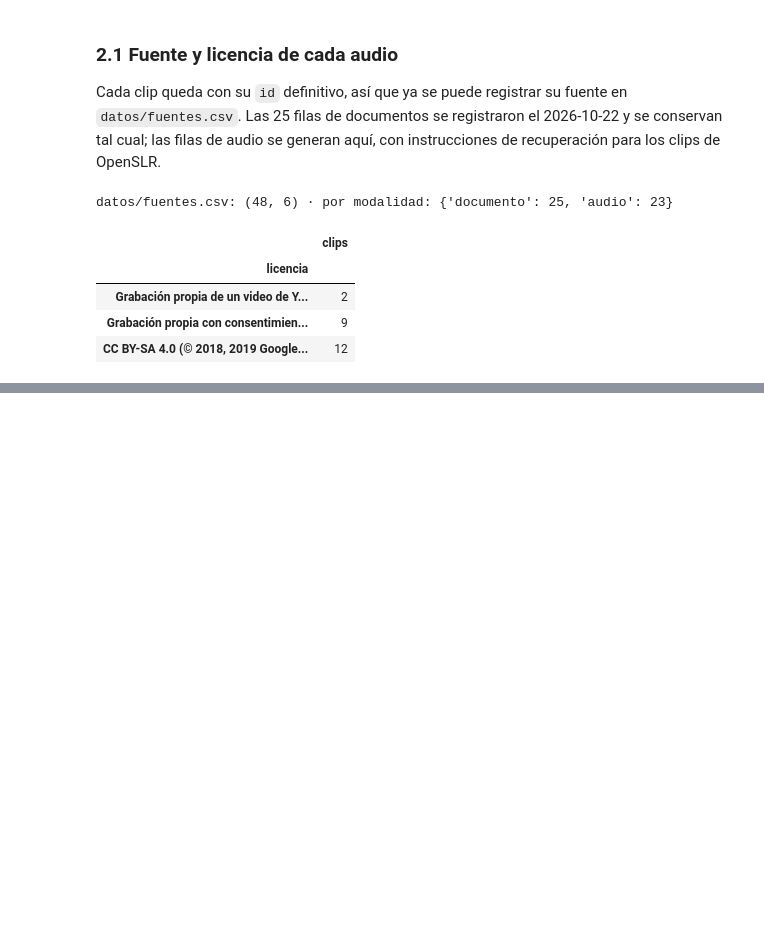
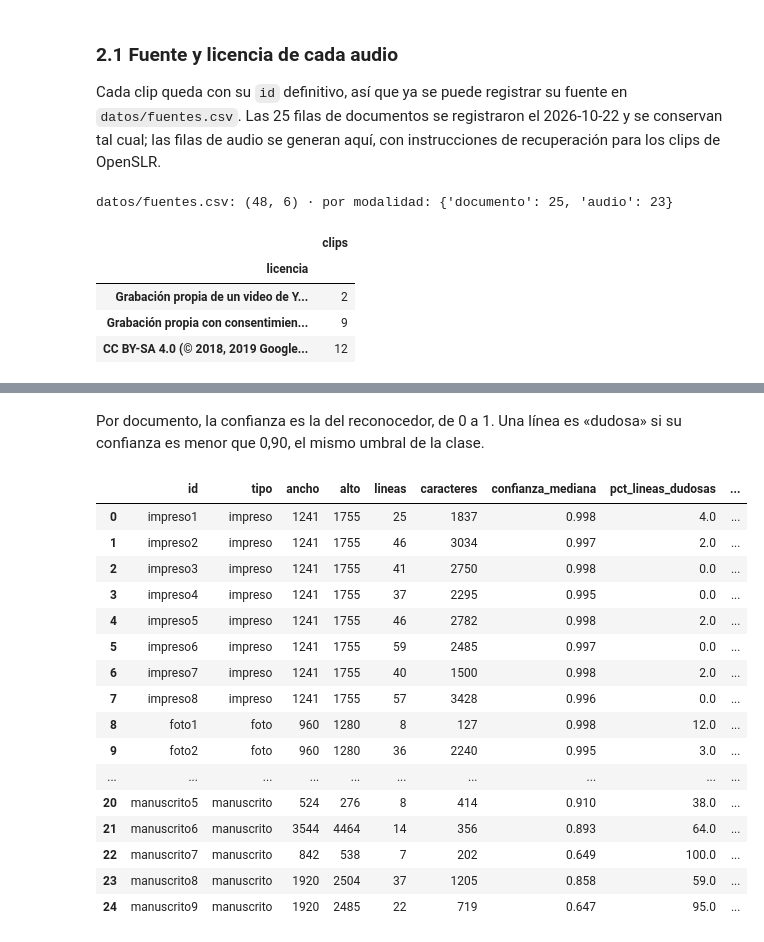
Before and after one commit to IvettexMamani/diplomado-python-2026, a Jupyter notebook: tarea_2/01_extraccion.ipynb, the cells around one changed output, grey strips where cells are left out. Saved outputs shown, nothing was run; the diff lists cells and outputs as text; code cells hidden in the pictures; blank space fills up the shorter version.

```diff
--- a/tarea_2/01_extraccion.ipynb
+++ b/tarea_2/01_extraccion.ipynb
@@ -407,0 +507,22 @@ datos/fuentes.csv: (48, 6) · por modalidad: {'documento': 25, 'audio': 23}
+# %% [markdown]
+Por documento, la confianza es la del reconocedor, de 0 a 1. Una línea es «dudosa» si su confianza es menor que 0,90, el mismo umbral de la clase.
+# %%
+docs[["id", "tipo", "ancho", "alto", "lineas", "caracteres", "confianza_mediana", "pct_lineas_dudosas", "segundos_ocr"]]
+# %% [output]
+|  | id | tipo | ancho | alto | lineas | caracteres | confianza_mediana | pct_lineas_dudosas | ... |
+| 0 | impreso1 | impreso | 1241 | 1755 | 25 | 1837 | 0.998 | 4.0 | ... |
+| 1 | impreso2 | impreso | 1241 | 1755 | 46 | 3034 | 0.997 | 2.0 | ... |
+| 2 | impreso3 | impreso | 1241 | 1755 | 41 | 2750 | 0.998 | 0.0 | ... |
+| 3 | impreso4 | impreso | 1241 | 1755 | 37 | 2295 | 0.995 | 0.0 | ... |
+| 4 | impreso5 | impreso | 1241 | 1755 | 46 | 2782 | 0.998 | 2.0 | ... |
+| 5 | impreso6 | impreso | 1241 | 1755 | 59 | 2485 | 0.997 | 0.0 | ... |
+| 6 | impreso7 | impreso | 1241 | 1755 | 40 | 1500 | 0.998 | 2.0 | ... |
+| 7 | impreso8 | impreso | 1241 | 1755 | 57 | 3428 | 0.996 | 0.0 | ... |
+| 8 | foto1 | foto | 960 | 1280 | 8 | 127 | 0.998 | 12.0 | ... |
+| 9 | foto2 | foto | 960 | 1280 | 36 | 2240 | 0.995 | 3.0 | ... |
+| ... | ... | ... | ... | ... | ... | ... | ... | ... | ... |
+| 20 | manuscrito5 | manuscrito | 524 | 276 | 8 | 414 | 0.910 | 38.0 | ... |
+| 21 | manuscrito6 | manuscrito | 3544 | 4464 | 14 | 356 | 0.893 | 64.0 | ... |
+| 22 | manuscrito7 | manuscrito | 842 | 538 | 7 | 202 | 0.649 | 100.0 | ... |
+| 23 | manuscrito8 | manuscrito | 1920 | 2504 | 37 | 1205 | 0.858 | 59.0 | ... |
+| 24 | manuscrito9 | manuscrito | 1920 | 2485 | 22 | 719 | 0.647 | 95.0 | ... |
```
Also changed, not shown: parts of 2 cells of this notebook.
